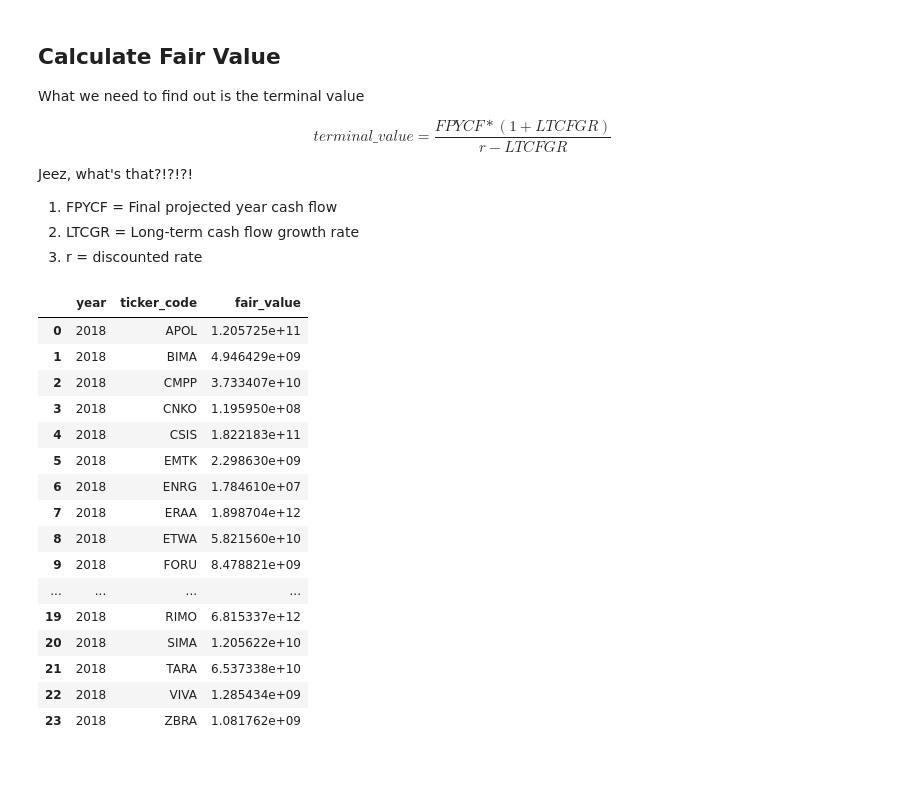
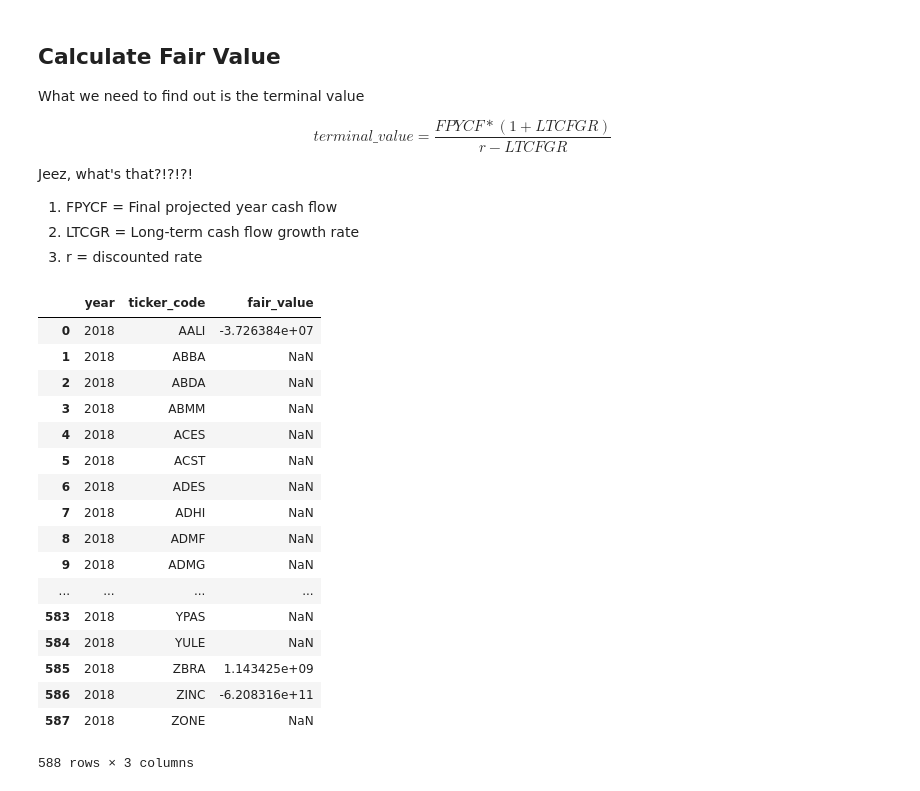
Before and after one commit to ledwindra/discounted-cash-flow, a Jupyter notebook: discounted-cash-flow.ipynb, the cells around one changed output. Saved outputs shown, nothing was run; the diff lists cells and outputs as text; code cells hidden in the pictures.

```diff
--- a/discounted-cash-flow.ipynb
+++ b/discounted-cash-flow.ipynb
@@ -220,20 +250,0 @@ df_fv = get_fair_value(0.01, 1)
-# %%
-df_fv[df_fv['fair_value'] >= 0].reset_index(drop = True)[['year', 'ticker_code', 'fair_value']]
-# %% [output]
-|  | year | ticker_code | fair_value |
-| 0 | 2018 | APOL | 1.205725e+11 |
-| 1 | 2018 | BIMA | 4.946429e+09 |
-| 2 | 2018 | CMPP | 3.733407e+10 |
-| 3 | 2018 | CNKO | 1.195950e+08 |
-| 4 | 2018 | CSIS | 1.822183e+11 |
-| 5 | 2018 | EMTK | 2.298630e+09 |
-| 6 | 2018 | ENRG | 1.784610e+07 |
-| 7 | 2018 | ERAA | 1.898704e+12 |
-| 8 | 2018 | ETWA | 5.821560e+10 |
-| 9 | 2018 | FORU | 8.478821e+09 |
-| ... | ... | ... | ... |
-| 19 | 2018 | RIMO | 6.815337e+12 |
-| 20 | 2018 | SIMA | 1.205622e+10 |
-| 21 | 2018 | TARA | 6.537338e+10 |
-| 22 | 2018 | VIVA | 1.285434e+09 |
-| 23 | 2018 | ZBRA | 1.081762e+09 |
@@ -239,0 +273,21 @@ df_fv[df_fv['fair_value'] >= 0].reset_index(drop = True)[['year', 'ticker_code',
+# %%
+dfget_fair_value().head()
+# %% [output]
+|  | year | ticker_code | fair_value |
+| 0 | 2018 | AALI | -3.726384e+07 |
+| 1 | 2018 | ABBA | NaN |
+| 2 | 2018 | ABDA | NaN |
+| 3 | 2018 | ABMM | NaN |
+| 4 | 2018 | ACES | NaN |
+| 5 | 2018 | ACST | NaN |
+| 6 | 2018 | ADES | NaN |
+| 7 | 2018 | ADHI | NaN |
+| 8 | 2018 | ADMF | NaN |
+| 9 | 2018 | ADMG | NaN |
+| ... | ... | ... | ... |
+| 583 | 2018 | YPAS | NaN |
+| 584 | 2018 | YULE | NaN |
+| 585 | 2018 | ZBRA | 1.143425e+09 |
+| 586 | 2018 | ZINC | -6.208316e+11 |
+| 587 | 2018 | ZONE | NaN |
+588 rows × 3 columns
```
Also changed, not shown: parts of 12 cells of this notebook.
